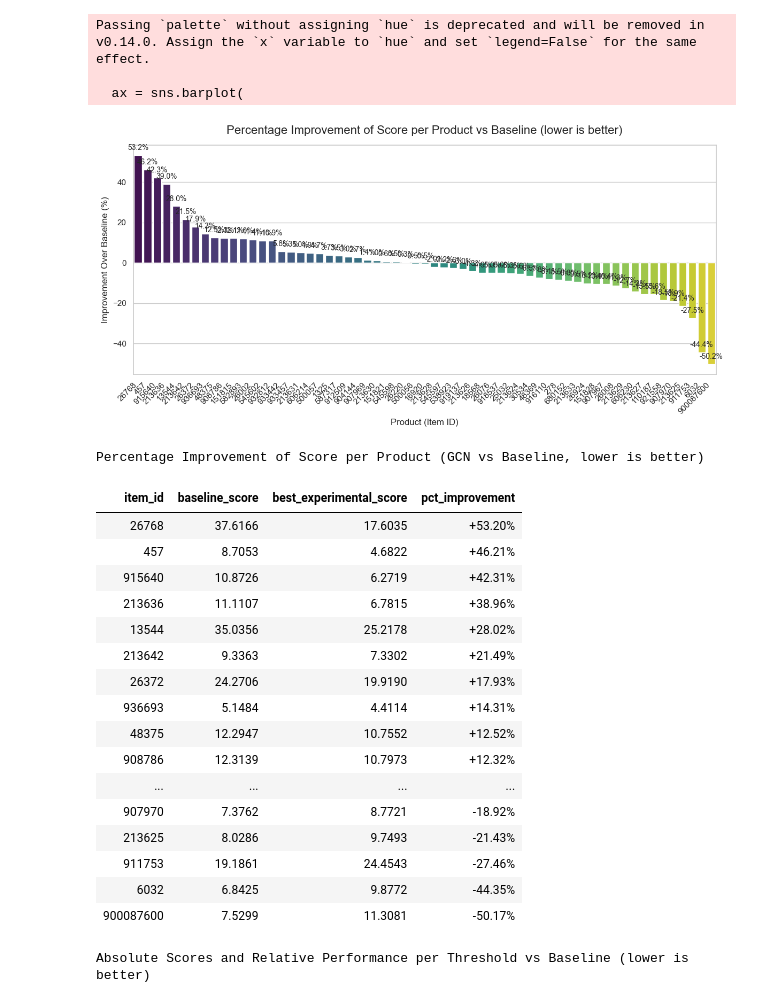
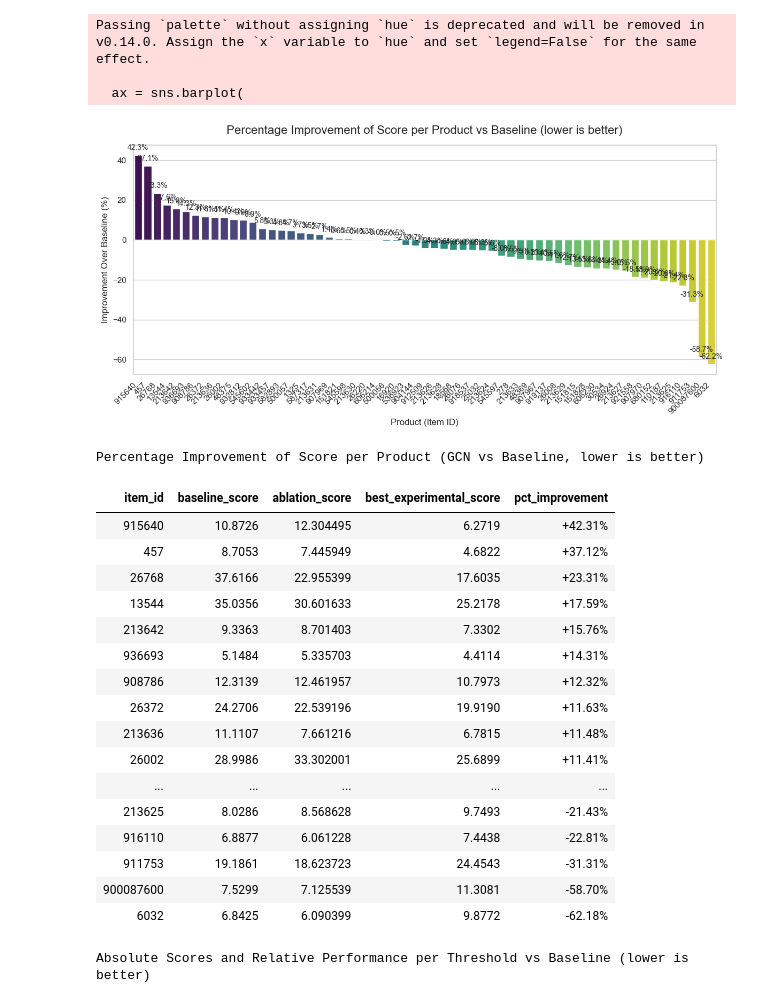
Before and after one commit to up202108724/Dissertation25-26, a Jupyter notebook: GNN/DynamicSimilarities/evaluation_suite.ipynb, the cells around one changed output. Drawn from its saved outputs; the diff is of its cells as text; code cells hidden in the pictures.

```diff
--- a/GNN/DynamicSimilarities/evaluation_suite.ipynb
+++ b/GNN/DynamicSimilarities/evaluation_suite.ipynb
@@ -19,6 +19,9 @@ baseline_df = gcn_mlp_results_df[gcn_mlp_results_df['ablate_z'] == "baseline"].c
 baseline_scores = baseline_df.groupby('item_id')['composite_score'].mean().reset_index()
 baseline_scores.rename(columns={'composite_score': 'baseline_score'}, inplace=True)
 
+ablation_df = gcn_mlp_results_df[gcn_mlp_results_df['ablate_z'] == "True"].copy()
+ablation_scores = ablation_df.groupby('item_id')['composite_score'].mean().reset_index()
+ablation_scores.rename(columns={'composite_score': 'ablation_score'}, inplace=True)
 # Experimental: full GCN model (ablate_z == "False"), best (lowest) score per item
 experimental_df = gcn_mlp_results_df[gcn_mlp_results_df['ablate_z'] == "False"].copy()
 best_exp_scores = experimental_df.groupby('item_id')['composite_score'].min().reset_index()
@@ -26,10 +29,11 @@ best_exp_scores.rename(columns={'composite_score': 'best_experimental_score'}, i
 
 # Merge and calculate percentage improvement (lower is better)
 # Positive % = experimental is lower (better) than baseline
-improvement_df = pd.merge(baseline_scores, best_exp_scores, on='item_id')
+improvement_df = pd.merge(baseline_scores, ablation_scores, on='item_id')
+improvement_df = pd.merge(improvement_df, best_exp_scores, on='item_id')
 improvement_df['pct_improvement'] = (
-    (improvement_df['baseline_score'] - improvement_df['best_experimental_score'])
-    / improvement_df['baseline_score'].abs()
+    (improvement_df[['baseline_score', 'ablation_score']].min(axis=1) - improvement_df['best_experimental_score'])
+    / improvement_df[['baseline_score', 'ablation_score']].min(axis=1).abs()
 ) * 100
 
 improvement_df = improvement_df.sort_values(by='pct_improvement', ascending=False)
@@ -37,58 +41,36 @@ improvement_df = improvement_df.sort_values(by='pct_improvement', ascending=Fals
 plt.figure(figsize=(12, 6))
 sns.set_theme(style="whitegrid")
 
 ax = sns.barplot(
     data=improvement_df,
     x='item_id',
     y='pct_improvement',
     palette='viridis',
     order=improvement_df['item_id']
 )
 
 plt.title('Percentage Improvement of Score per Product vs Baseline (lower is better)', fontsize=16, pad=15)
 plt.xlabel('Product (Item ID)', fontsize=12)
 plt.ylabel('Improvement Over Baseline (%)', fontsize=12)
 plt.xticks(rotation=45, ha='right')
 
 for p in ax.patches:
     ax.annotate(f"{p.get_height():.1f}%",
                 (p.get_x() + p.get_width() / 2., p.get_height()),
                 ha='center', va='bottom',
                 xytext=(0, 5),
                 textcoords='offset points',
                 fontsize=10)
 
 plt.tight_layout()
 plt.show()
 # %% [output]
 Passing `palette` without assigning `hue` is deprecated and will be removed in v0.14.0. Assign the `x` variable to `hue` and set `legend=False` for the same effect.
 
   ax = sns.barplot(
-[figure, old version]
+[figure, new version]
 # %%
-import pandas as pd
 
-gcn_mlp_results_df['composite_score'] = gcn_mlp_results_df['r2_score']
-
-# Baseline: the standalone baseline model (ablate_z == "baseline")
-baseline_df = gcn_mlp_results_df[gcn_mlp_results_df['ablate_z'] == "baseline"].copy()
-baseline_scores = baseline_df.groupby('item_id')['composite_score'].mean().reset_index()
-baseline_scores.rename(columns={'composite_score': 'baseline_score'}, inplace=True)
-
-# Experimental: full GCN model (ablate_z == "False"), best (lowest) score per item
-experimental_df = gcn_mlp_results_df[gcn_mlp_results_df['ablate_z'] == "False"].copy()
-best_exp_scores = experimental_df.groupby('item_id')['composite_score'].min().reset_index()
-best_exp_scores.rename(columns={'composite_score': 'best_experimental_score'}, inplace=True)
-
-# Merge and calculate improvement (lower is better)
-# Positive % = experimental is lower (better) than baseline
-improvement_df = pd.merge(baseline_scores, best_exp_scores, on='item_id')
-improvement_df['pct_improvement'] = (
-    (improvement_df['baseline_score'] - improvement_df['best_experimental_score'])
-    / improvement_df['baseline_score'].abs()
-) * 100
-
-improvement_df = improvement_df.sort_values(by='pct_improvement', ascending=False)
 
 styled_table = improvement_df.style.format({
     'baseline_score': '{:.4f}',
@@ -109,23 +91,23 @@ styled_table = improvement_df.style.format({
 styled_table
 # %% [output]
 Percentage Improvement of Score per Product (GCN vs Baseline, lower is better)
-| item_id | baseline_score | best_experimental_score | pct_improvement |
-| 26768 | 37.6166 | 17.6035 | +53.20% |
-| 457 | 8.7053 | 4.6822 | +46.21% |
-| 915640 | 10.8726 | 6.2719 | +42.31% |
-| 213636 | 11.1107 | 6.7815 | +38.96% |
-| 13544 | 35.0356 | 25.2178 | +28.02% |
-| 213642 | 9.3363 | 7.3302 | +21.49% |
-| 26372 | 24.2706 | 19.9190 | +17.93% |
-| 936693 | 5.1484 | 4.4114 | +14.31% |
-| 48375 | 12.2947 | 10.7552 | +12.52% |
-| 908786 | 12.3139 | 10.7973 | +12.32% |
-| ... | ... | ... | ... |
-| 907970 | 7.3762 | 8.7721 | -18.92% |
-| 213625 | 8.0286 | 9.7493 | -21.43% |
-| 911753 | 19.1861 | 24.4543 | -27.46% |
-| 6032 | 6.8425 | 9.8772 | -44.35% |
-| 900087600 | 7.5299 | 11.3081 | -50.17% |
+| item_id | baseline_score | ablation_score | best_experimental_score | pct_improvement |
+| 915640 | 10.8726 | 12.304495 | 6.2719 | +42.31% |
+| 457 | 8.7053 | 7.445949 | 4.6822 | +37.12% |
+| 26768 | 37.6166 | 22.955399 | 17.6035 | +23.31% |
+| 13544 | 35.0356 | 30.601633 | 25.2178 | +17.59% |
+| 213642 | 9.3363 | 8.701403 | 7.3302 | +15.76% |
+| 936693 | 5.1484 | 5.335703 | 4.4114 | +14.31% |
+| 908786 | 12.3139 | 12.461957 | 10.7973 | +12.32% |
+| 26372 | 24.2706 | 22.539196 | 19.9190 | +11.63% |
+| 213636 | 11.1107 | 7.661216 | 6.7815 | +11.48% |
+| 26002 | 28.9986 | 33.302001 | 25.6899 | +11.41% |
+| ... | ... | ... | ... | ... |
+| 213625 | 8.0286 | 8.568628 | 9.7493 | -21.43% |
+| 916110 | 6.8877 | 6.061228 | 7.4438 | -22.81% |
+| 911753 | 19.1861 | 18.623723 | 24.4543 | -31.31% |
+| 900087600 | 7.5299 | 7.125539 | 11.3081 | -58.70% |
+| 6032 | 6.8425 | 6.090399 | 9.8772 | -62.18% |
 # %%
 import pandas as pd
 from IPython.display import display
```
Also changed, not shown: 59 other files.
